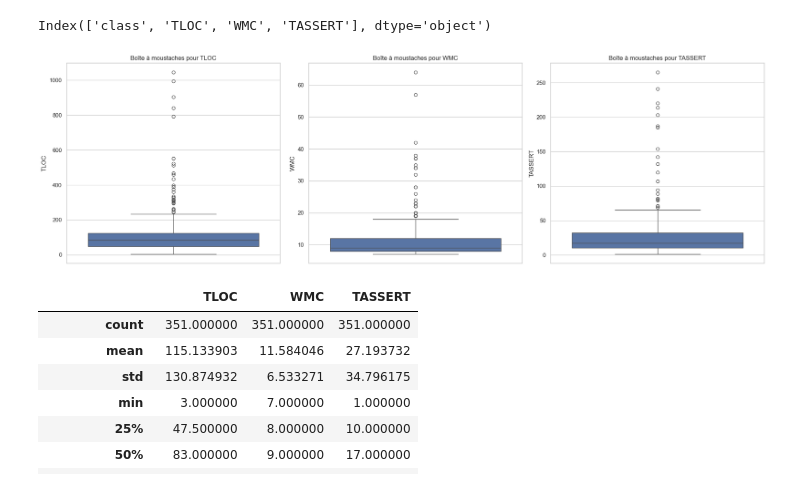
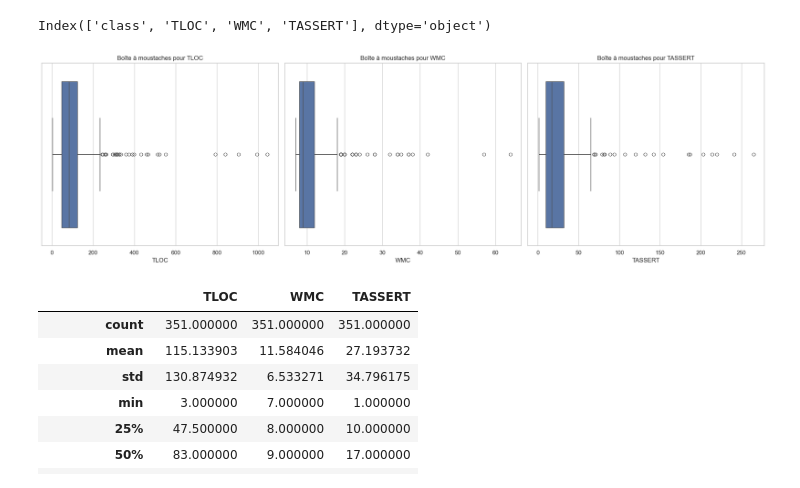
Before and after one commit to MahdiMoghadasi/IFT3913, a Jupyter notebook: TP3/tp3.ipynb, the cells around one changed output. Cells and saved outputs as stored; diff of their text form; code cells hidden in the pictures.

```diff
--- a/TP3/tp3.ipynb
+++ b/TP3/tp3.ipynb
@@ -32,33 +32,33 @@ Index(['class', 'TLOC', 'WMC', 'TASSERT'], dtype='object')
 # %%
 import matplotlib.pyplot as plt
 import seaborn as sns
 
 # Configurer le style des boîtes à moustaches
 sns.set(style="whitegrid")
 
 # Créer des boîtes à moustaches pour TLOC, WMC, et TASSERT
 plt.figure(figsize=(20, 6))
 
 # Boîte à moustaches pour TLOC
 plt.subplot(1, 3, 1)
-sns.boxplot(y=data['TLOC'])
+sns.boxplot(x=data['TLOC'])
 plt.title('Boîte à moustaches pour TLOC')
 
 # Boîte à moustaches pour WMC
 plt.subplot(1, 3, 2)
-sns.boxplot(y=data['WMC'])
+sns.boxplot(x=data['WMC'])
 plt.title('Boîte à moustaches pour WMC')
 
 # Boîte à moustaches pour TASSERT
 plt.subplot(1, 3, 3)
-sns.boxplot(y=data['TASSERT'])
+sns.boxplot(x=data['TASSERT'])
 plt.title('Boîte à moustaches pour TASSERT')
 
 # Afficher les boîtes à moustaches
 plt.tight_layout()
 plt.show()
 # %% [output]
-[figure, old version]
+[figure, new version]
 # %%
 
 # Calculer les statistiques descriptives pour TLOC, WMC, et TASSERT
```
Also changed, not shown: parts of 1 cell of this notebook, 2 other files.
